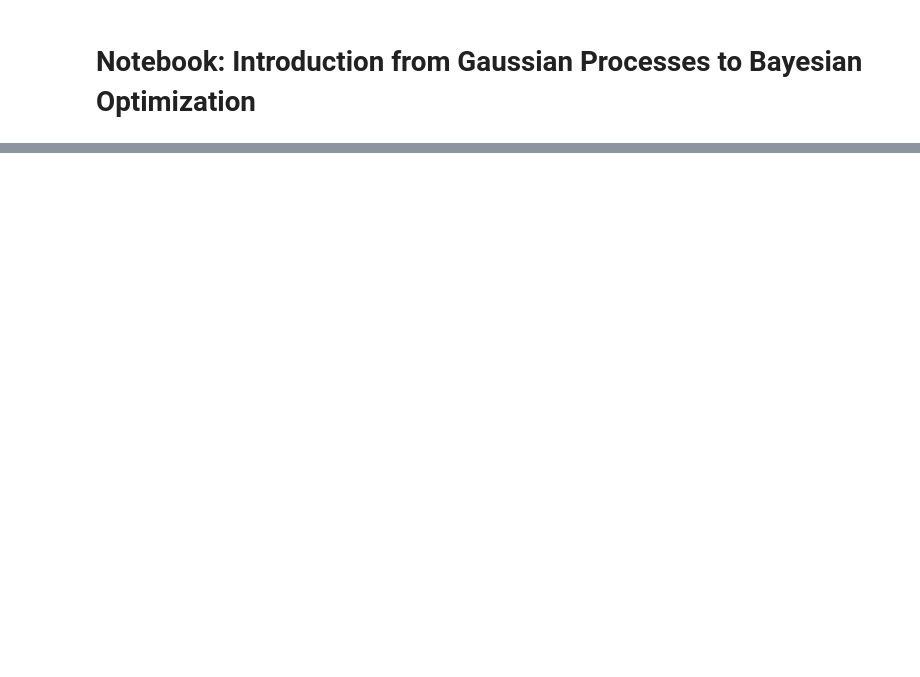
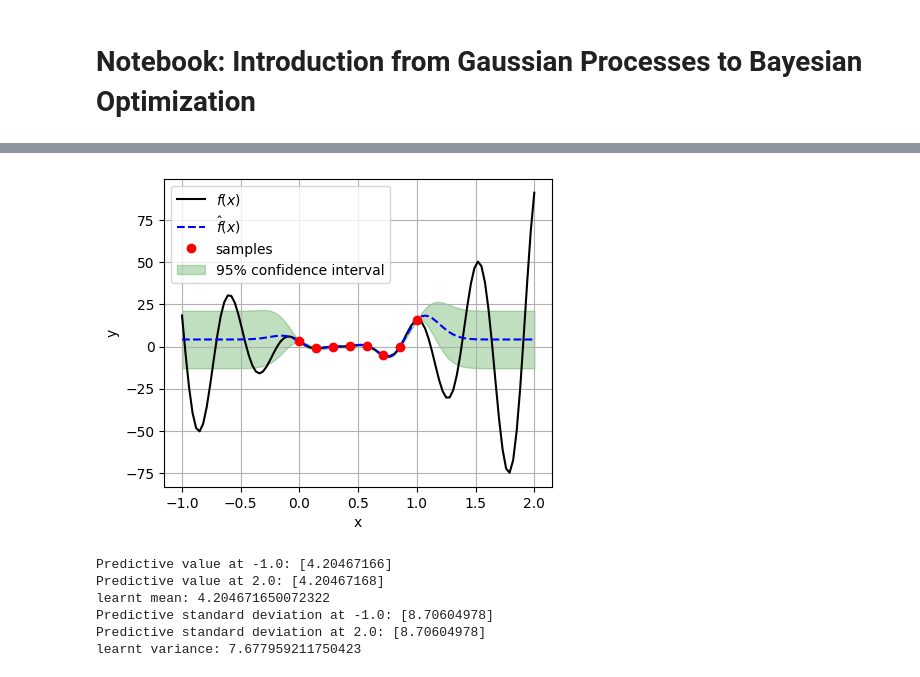
Before and after one commit to JiaxiangYi96/mfpml, a Jupyter notebook: tutorials/from_gp_to_bo.ipynb, the cells around one changed output, grey strips where cells are left out. Drawn from its saved outputs; the diff is of its cells as text; code cells hidden in the pictures; blank space fills up the shorter version.

```diff
--- a/tutorials/from_gp_to_bo.ipynb
+++ b/tutorials/from_gp_to_bo.ipynb
@@ -244,0 +320,50 @@ test_y_mean:0.5426, test_y_var:20.8635
+# %%
+# generate test samples in the regions of [-1, 2]
+test_x = np.linspace(-1, 2, 101, endpoint=True).reshape(-1, 1)
+# get test responses for the noiseless case
+test_y = func.f(test_x)
+# %%
+# noiseless case (krging model)
+sf_pre, sf_std = kriging.predict(test_x, return_std=True)
+
+# plot the prediction
+fig, ax = plt.subplots(figsize=(5, 4))
+ax.plot(test_x, test_y, "k-", label=r"$f(x)$")
+ax.plot(test_x, sf_pre, "b--", label=r"$\hat{f}(x)$")
+ax.plot(x, y, "ro", label="samples")
+ax.fill_between(
+    test_x.reshape(-1),
+    (sf_pre - 1.96 * sf_std).reshape(-1),
+    (sf_pre + 1.96 * sf_std).reshape(-1),
+    alpha=0.25,
+    color="g",
+    label="95% confidence interval",
+)
+ax.legend(loc="best")
+ax.grid()
+plt.xlabel("x")
+plt.ylabel("y")
+plt.show()
+# %% [output]
+[figure, added]
+# %%
+# show the predictive value at (-1.0 and 2.0)
+print(f"Predictive value at -1.0: {sf_pre[0]}")
+print(f"Predictive value at 2.0: {sf_pre[-1]}")
+
+# learnt mean
+print(f"learnt mean: {kriging.mu}")
+
+# predicted standard deviation at -1.0 and 2.0
+print(f"Predictive standard deviation at -1.0: {sf_std[0]}")
+print(f"Predictive standard deviation at 2.0: {sf_std[-1]}")
+
+# learnt std
+print(f"learnt variance: {np.sqrt(kriging.sigma2)}")
+# %% [output]
+Predictive value at -1.0: [4.20467166]
+Predictive value at 2.0: [4.20467168]
+learnt mean: 4.204671650072322
+Predictive standard deviation at -1.0: [8.70604978]
+Predictive standard deviation at 2.0: [8.70604978]
+learnt variance: 7.677959211750423
```
Also changed, not shown: parts of 21 cells of this notebook, 2 other files.
